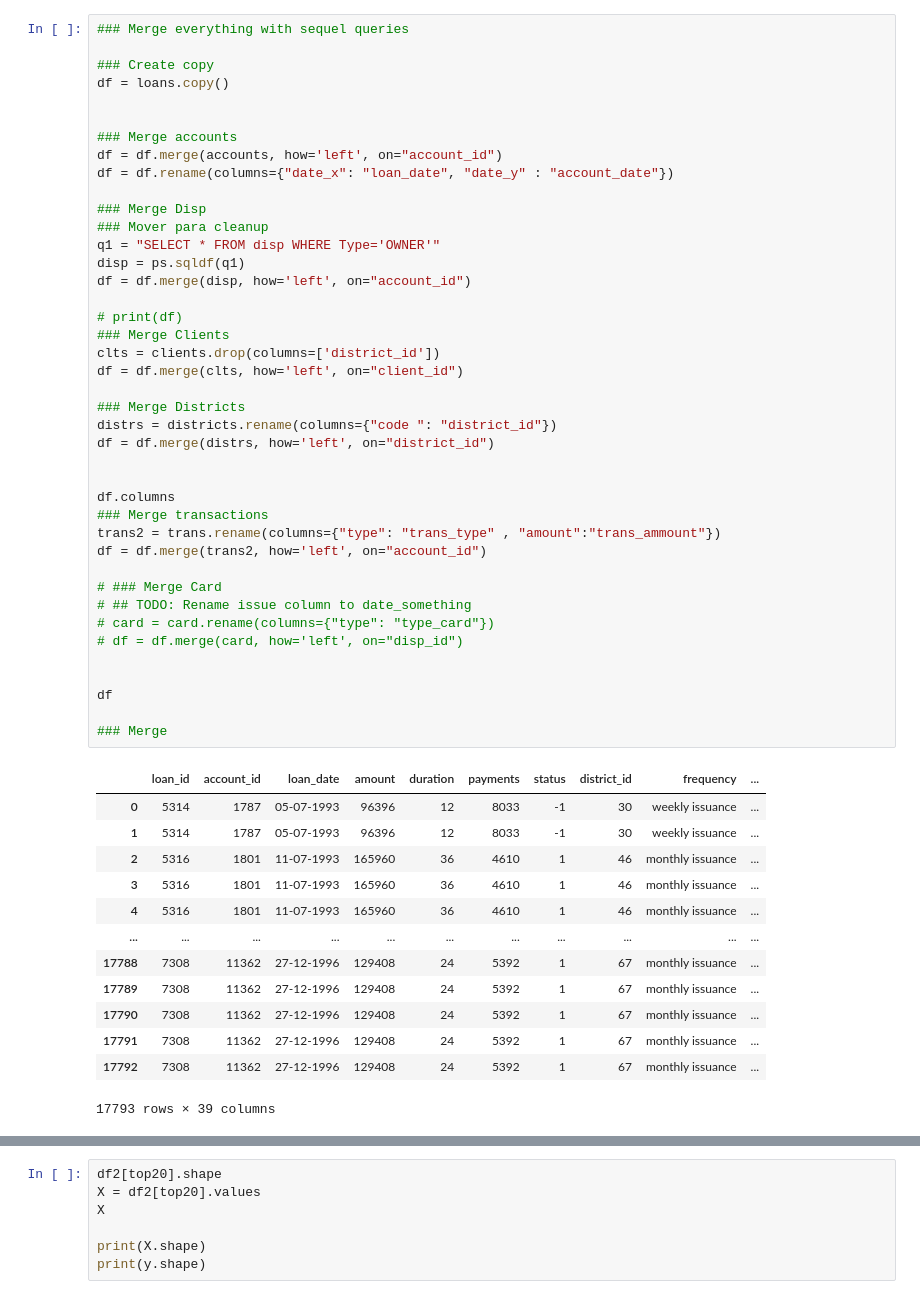
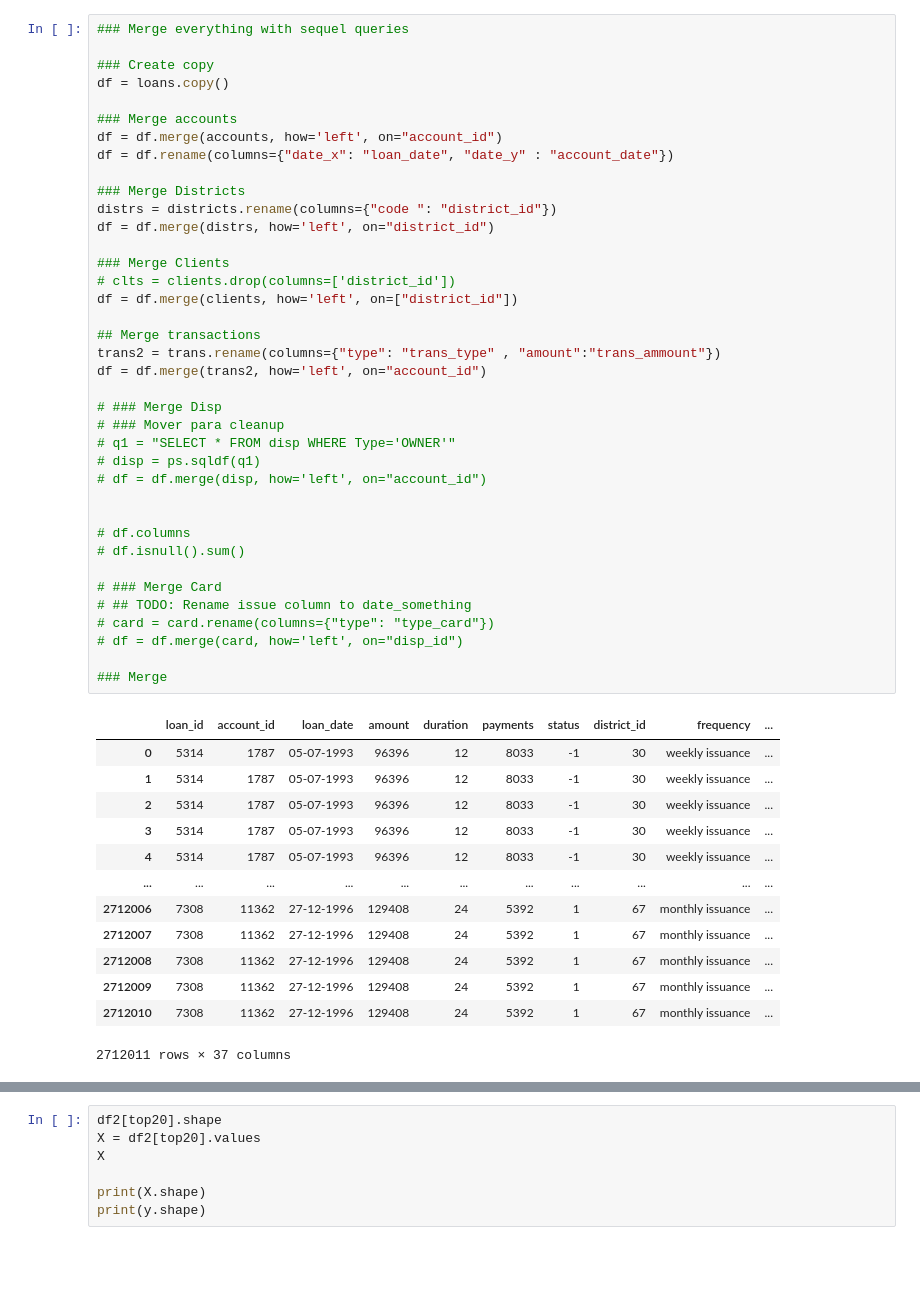
Before and after one commit to biam05/ac-feup, a Jupyter notebook: jupyters/hugo/final.ipynb, the cells around one changed output, grey strips where cells are left out. Cells and saved outputs as stored; diff of their text form; blank space fills up the shorter version.

```diff
--- a/jupyters/hugo/final.ipynb
+++ b/jupyters/hugo/final.ipynb
@@ -26,55 +1,52 @@ disp = pd.read_csv('../../project/banking_data/disp.csv', sep=';')
 # %%
 ### Merge everything with sequel queries
 
 ### Create copy
 df = loans.copy()
 
-
 ### Merge accounts
 df = df.merge(accounts, how='left', on="account_id")
 df = df.rename(columns={"date_x": "loan_date", "date_y" : "account_date"})
-
-### Merge Disp
-### Mover para cleanup
-q1 = "SELECT * FROM disp WHERE Type='OWNER'"
-disp = ps.sqldf(q1)
-df = df.merge(disp, how='left', on="account_id")
-
-# print(df)
-### Merge Clients
-clts = clients.drop(columns=['district_id'])
-df = df.merge(clts, how='left', on="client_id")
 
 ### Merge Districts
 distrs = districts.rename(columns={"code ": "district_id"})
 df = df.merge(distrs, how='left', on="district_id")
 
+### Merge Clients
+# clts = clients.drop(columns=['district_id'])
+df = df.merge(clients, how='left', on=["district_id"])
 
-df.columns
-### Merge transactions
+## Merge transactions
 trans2 = trans.rename(columns={"type": "trans_type" , "amount":"trans_ammount"})
 df = df.merge(trans2, how='left', on="account_id")
+
+# ### Merge Disp
+# ### Mover para cleanup
+# q1 = "SELECT * FROM disp WHERE Type='OWNER'"
+# disp = ps.sqldf(q1)
+# df = df.merge(disp, how='left', on="account_id")
+
+
+# df.columns
+# df.isnull().sum()
 
 # ### Merge Card
 # ## TODO: Rename issue column to date_something
 # card = card.rename(columns={"type": "type_card"})
 # df = df.merge(card, how='left', on="disp_id")
 
-
-df
-
 ### Merge
 # %% [output]
 |  | loan_id | account_id | loan_date | amount | duration | payments | status | district_id | frequency | ... |
 | 0 | 5314 | 1787 | 05-07-1993 | 96396 | 12 | 8033 | -1 | 30 | weekly issuance | ... |
 | 1 | 5314 | 1787 | 05-07-1993 | 96396 | 12 | 8033 | -1 | 30 | weekly issuance | ... |
-| 2 | 5316 | 1801 | 11-07-1993 | 165960 | 36 | 4610 | 1 | 46 | monthly issuance | ... |
-| 3 | 5316 | 1801 | 11-07-1993 | 165960 | 36 | 4610 | 1 | 46 | monthly issuance | ... |
-| 4 | 5316 | 1801 | 11-07-1993 | 165960 | 36 | 4610 | 1 | 46 | monthly issuance | ... |
+| 2 | 5314 | 1787 | 05-07-1993 | 96396 | 12 | 8033 | -1 | 30 | weekly issuance | ... |
+| 3 | 5314 | 1787 | 05-07-1993 | 96396 | 12 | 8033 | -1 | 30 | weekly issuance | ... |
+| 4 | 5314 | 1787 | 05-07-1993 | 96396 | 12 | 8033 | -1 | 30 | weekly issuance | ... |
 | ... | ... | ... | ... | ... | ... | ... | ... | ... | ... | ... |
-| 17788 | 7308 | 11362 | 27-12-1996 | 129408 | 24 | 5392 | 1 | 67 | monthly issuance | ... |
-| 17789 | 7308 | 11362 | 27-12-1996 | 129408 | 24 | 5392 | 1 | 67 | monthly issuance | ... |
-| 17790 | 7308 | 11362 | 27-12-1996 | 129408 | 24 | 5392 | 1 | 67 | monthly issuance | ... |
-| 17791 | 7308 | 11362 | 27-12-1996 | 129408 | 24 | 5392 | 1 | 67 | monthly issuance | ... |
-| 17792 | 7308 | 11362 | 27-12-1996 | 129408 | 24 | 5392 | 1 | 67 | monthly issuance | ... |
+| 2712006 | 7308 | 11362 | 27-12-1996 | 129408 | 24 | 5392 | 1 | 67 | monthly issuance | ... |
+| 2712007 | 7308 | 11362 | 27-12-1996 | 129408 | 24 | 5392 | 1 | 67 | monthly issuance | ... |
+| 2712008 | 7308 | 11362 | 27-12-1996 | 129408 | 24 | 5392 | 1 | 67 | monthly issuance | ... |
+| 2712009 | 7308 | 11362 | 27-12-1996 | 129408 | 24 | 5392 | 1 | 67 | monthly issuance | ... |
+| 2712010 | 7308 | 11362 | 27-12-1996 | 129408 | 24 | 5392 | 1 | 67 | monthly issuance | ... |
-17793 rows × 39 columns
+2712011 rows × 37 columns
```
Also changed, not shown: parts of 16 cells of this notebook, 3 other files.
